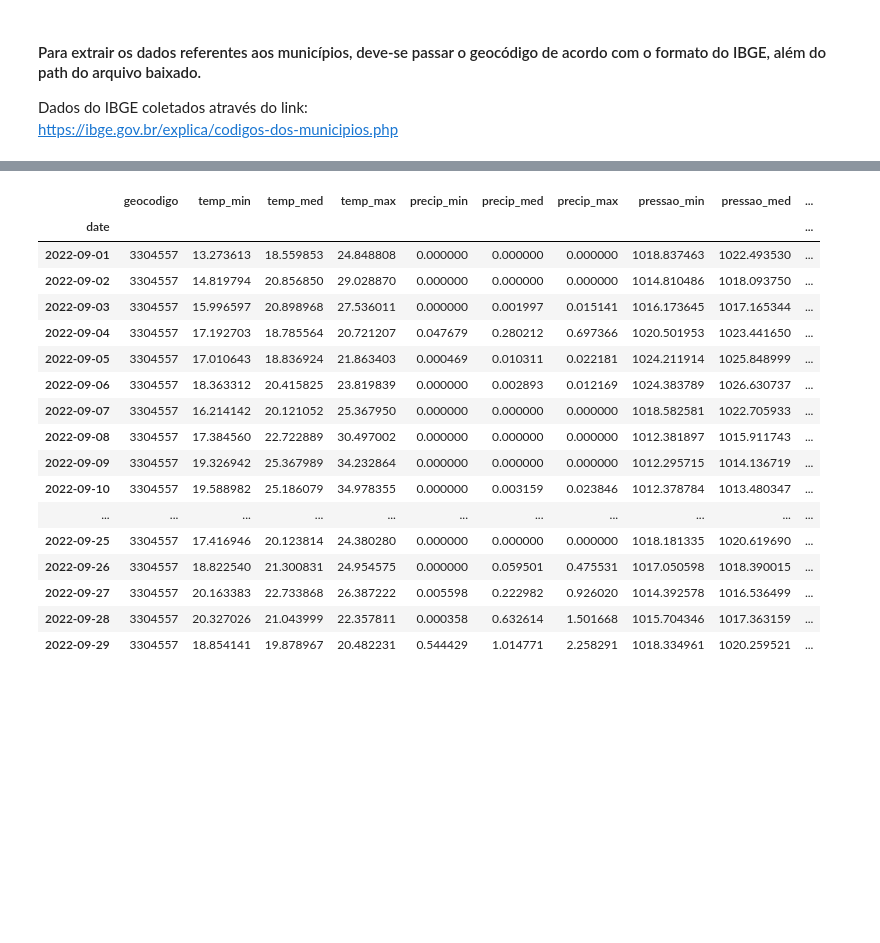
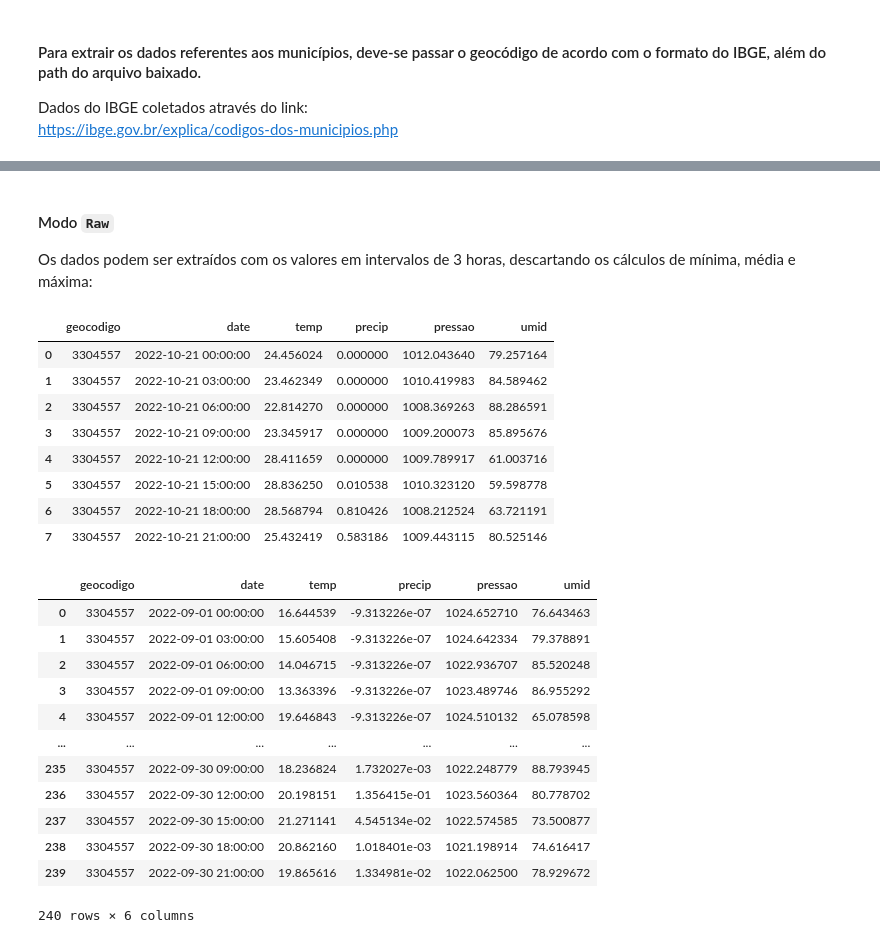
Before and after one commit to osl-incubator/satellite-weather-downloader, a Jupyter notebook: notebooks/reanalysis_usage.ipynb, the cells around one changed output, grey strips where cells are left out. Drawn from its saved outputs; the diff is of its cells as text; code cells hidden in the pictures; blank space fills up the shorter version.

```diff
--- a/notebooks/reanalysis_usage.ipynb
+++ b/notebooks/reanalysis_usage.ipynb
@@ -97,23 +91,32 @@ netcdf_to_dataframe(dados_setembro, 3304557)
+# %% [markdown]
+#### Modo `Raw`
+
+Os dados podem ser extraídos com os valores em intervalos de 3 horas, descartando os cálculos de mínima, média e máxima:
 # %%
-netcdf_to_dataframe(BR_09_29, 3304557)
+netcdf_to_dataframe(dados_ultimo_update, 3304557, raw=True)
+# %% [output]
+|  | geocodigo | date | temp | precip | pressao | umid |
+| 0 | 3304557 | 2022-10-21 00:00:00 | 24.456024 | 0.000000 | 1012.043640 | 79.257164 |
+| 1 | 3304557 | 2022-10-21 03:00:00 | 23.462349 | 0.000000 | 1010.419983 | 84.589462 |
+| 2 | 3304557 | 2022-10-21 06:00:00 | 22.814270 | 0.000000 | 1008.369263 | 88.286591 |
+| 3 | 3304557 | 2022-10-21 09:00:00 | 23.345917 | 0.000000 | 1009.200073 | 85.895676 |
+| 4 | 3304557 | 2022-10-21 12:00:00 | 28.411659 | 0.000000 | 1009.789917 | 61.003716 |
+| 5 | 3304557 | 2022-10-21 15:00:00 | 28.836250 | 0.010538 | 1010.323120 | 59.598778 |
+| 6 | 3304557 | 2022-10-21 18:00:00 | 28.568794 | 0.810426 | 1008.212524 | 63.721191 |
+| 7 | 3304557 | 2022-10-21 21:00:00 | 25.432419 | 0.583186 | 1009.443115 | 80.525146 |
 # %%
-netcdf_to_dataframe(rio)
+netcdf_to_dataframe(dados_setembro, 3304557, raw=True)
 # %% [output]
-|  | geocodigo | temp_min | temp_med | temp_max | precip_min | precip_med | precip_max | pressao_min | pressao_med | ... |
-| date |  |  |  |  |  |  |  |  |  | ... |
-| 2022-09-01 | 3304557 | 13.273613 | 18.559853 | 24.848808 | 0.000000 | 0.000000 | 0.000000 | 1018.837463 | 1022.493530 | ... |
-| 2022-09-02 | 3304557 | 14.819794 | 20.856850 | 29.028870 | 0.000000 | 0.000000 | 0.000000 | 1014.810486 | 1018.093750 | ... |
-| 2022-09-03 | 3304557 | 15.996597 | 20.898968 | 27.536011 | 0.000000 | 0.001997 | 0.015141 | 1016.173645 | 1017.165344 | ... |
-| 2022-09-04 | 3304557 | 17.192703 | 18.785564 | 20.721207 | 0.047679 | 0.280212 | 0.697366 | 1020.501953 | 1023.441650 | ... |
-| 2022-09-05 | 3304557 | 17.010643 | 18.836924 | 21.863403 | 0.000469 | 0.010311 | 0.022181 | 1024.211914 | 1025.848999 | ... |
-| 2022-09-06 | 3304557 | 18.363312 | 20.415825 | 23.819839 | 0.000000 | 0.002893 | 0.012169 | 1024.383789 | 1026.630737 | ... |
-| 2022-09-07 | 3304557 | 16.214142 | 20.121052 | 25.367950 | 0.000000 | 0.000000 | 0.000000 | 1018.582581 | 1022.705933 | ... |
-| 2022-09-08 | 3304557 | 17.384560 | 22.722889 | 30.497002 | 0.000000 | 0.000000 | 0.000000 | 1012.381897 | 1015.911743 | ... |
-| 2022-09-09 | 3304557 | 19.326942 | 25.367989 | 34.232864 | 0.000000 | 0.000000 | 0.000000 | 1012.295715 | 1014.136719 | ... |
-| 2022-09-10 | 3304557 | 19.588982 | 25.186079 | 34.978355 | 0.000000 | 0.003159 | 0.023846 | 1012.378784 | 1013.480347 | ... |
-| ... | ... | ... | ... | ... | ... | ... | ... | ... | ... | ... |
-| 2022-09-25 | 3304557 | 17.416946 | 20.123814 | 24.380280 | 0.000000 | 0.000000 | 0.000000 | 1018.181335 | 1020.619690 | ... |
-| 2022-09-26 | 3304557 | 18.822540 | 21.300831 | 24.954575 | 0.000000 | 0.059501 | 0.475531 | 1017.050598 | 1018.390015 | ... |
-| 2022-09-27 | 3304557 | 20.163383 | 22.733868 | 26.387222 | 0.005598 | 0.222982 | 0.926020 | 1014.392578 | 1016.536499 | ... |
-| 2022-09-28 | 3304557 | 20.327026 | 21.043999 | 22.357811 | 0.000358 | 0.632614 | 1.501668 | 1015.704346 | 1017.363159 | ... |
-| 2022-09-29 | 3304557 | 18.854141 | 19.878967 | 20.482231 | 0.544429 | 1.014771 | 2.258291 | 1018.334961 | 1020.259521 | ... |
+|  | geocodigo | date | temp | precip | pressao | umid |
+| 0 | 3304557 | 2022-09-01 00:00:00 | 16.644539 | -9.313226e-07 | 1024.652710 | 76.643463 |
+| 1 | 3304557 | 2022-09-01 03:00:00 | 15.605408 | -9.313226e-07 | 1024.642334 | 79.378891 |
+| 2 | 3304557 | 2022-09-01 06:00:00 | 14.046715 | -9.313226e-07 | 1022.936707 | 85.520248 |
+| 3 | 3304557 | 2022-09-01 09:00:00 | 13.363396 | -9.313226e-07 | 1023.489746 | 86.955292 |
+| 4 | 3304557 | 2022-09-01 12:00:00 | 19.646843 | -9.313226e-07 | 1024.510132 | 65.078598 |
+| ... | ... | ... | ... | ... | ... | ... |
+| 235 | 3304557 | 2022-09-30 09:00:00 | 18.236824 | 1.732027e-03 | 1022.248779 | 88.793945 |
+| 236 | 3304557 | 2022-09-30 12:00:00 | 20.198151 | 1.356415e-01 | 1023.560364 | 80.778702 |
+| 237 | 3304557 | 2022-09-30 15:00:00 | 21.271141 | 4.545134e-02 | 1022.574585 | 73.500877 |
+| 238 | 3304557 | 2022-09-30 18:00:00 | 20.862160 | 1.018401e-03 | 1021.198914 | 74.616417 |
+| 239 | 3304557 | 2022-09-30 21:00:00 | 19.865616 | 1.334981e-02 | 1022.062500 | 78.929672 |
+240 rows × 6 columns
```
Also changed, not shown: parts of 6 cells of this notebook.
